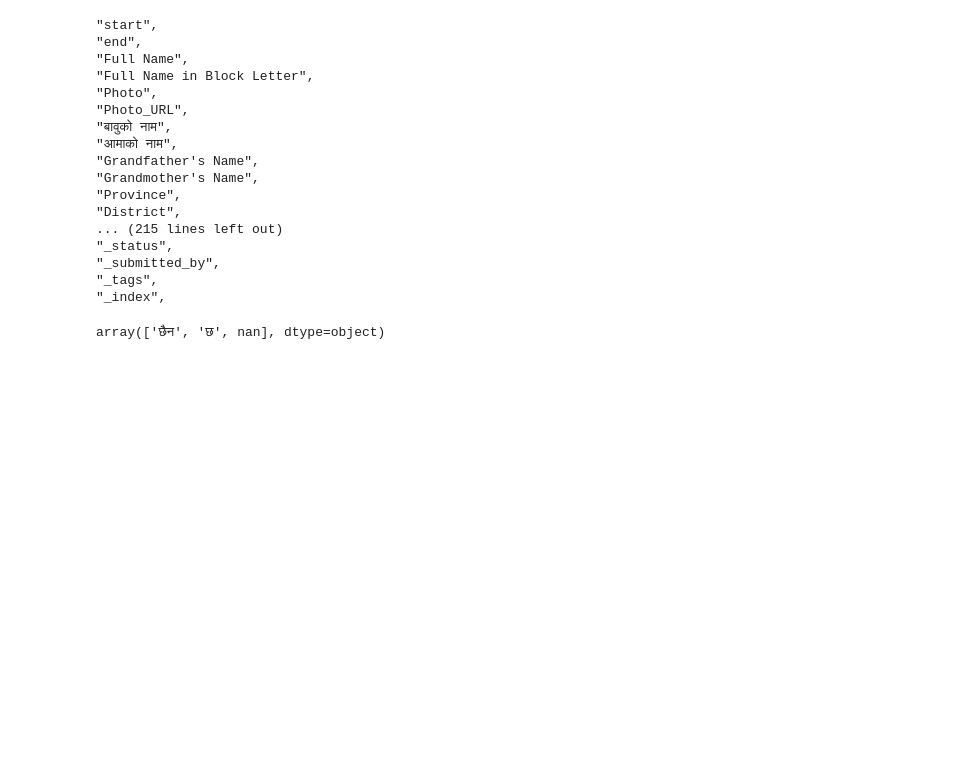
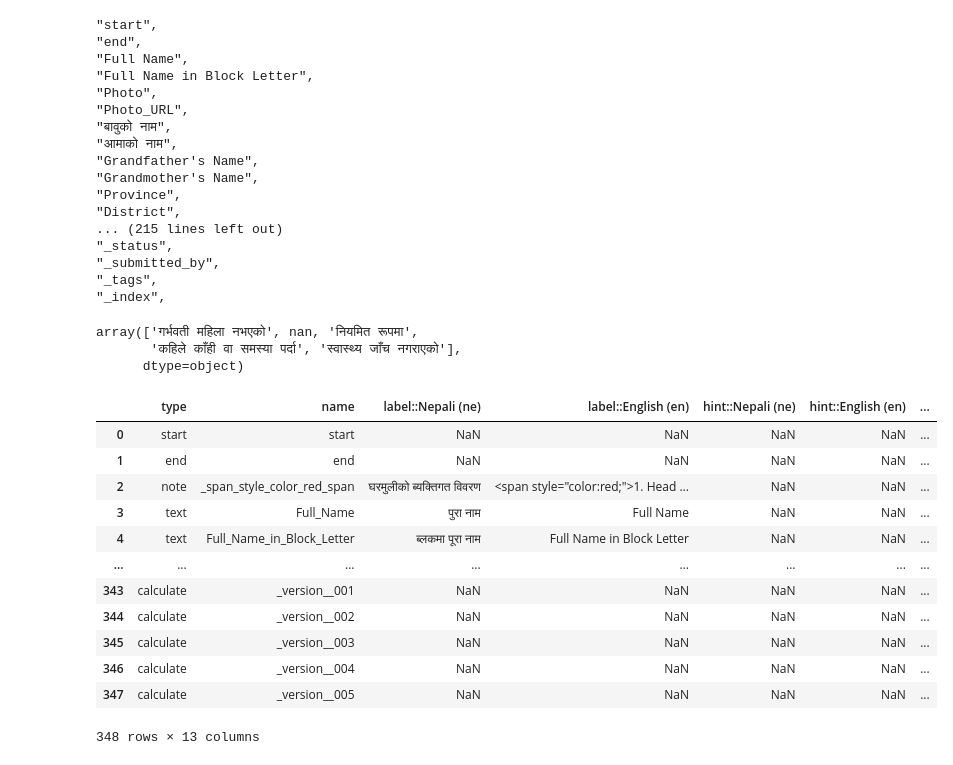
Before and after one commit to lalitmahato/digital_profile_data_migrations, a Jupyter notebook: digital_profile_data_migrations.ipynb, the cells around one changed output. Saved outputs shown, nothing was run; the diff lists cells and outputs as text; code cells hidden in the pictures; blank space fills up the shorter version.

```diff
--- a/digital_profile_data_migrations.ipynb
+++ b/digital_profile_data_migrations.ipynb
@@ -29,3 +29,6 @@ df
 | 2486 | 2023-03-25 16:25:49.864000+05:45 | 2023-03-25 16:35:02.856000+05:45 | गणेश बम | गणेश बम | 1679740875843.jpg | http://kc.qbitsx.com/media/origin... | मानदहादुर बम | रुपसिला बम | ... |
 | 2487 | 2023-03-25 16:35:06.953000+05:45 | 2023-03-25 17:17:00.890000+05:45 | लक्ष्मिचन्द न्यौपाने | लक्ष्मिचन्द न्यौपाने | 1679741466188.jpg | http://kc.qbitsx.com/media/origin... | काशिराम न्यौपाने | साउनी न्यौपाने | ... |
 2488 rows × 231 columns
+# %%
+form_sheet_url = 'palata_form.xlsx'
+form_df = pd.read_excel(form_sheet_url, sheet_name=[0,1,2])
@@ -367,6 +330,25 @@ for i in range(len(df)):
 # click_btns_xpath('//label[11]/div/button', "//label[11]/div/ul/li/a/label/input[@value='64']")
 # click_btns_xpath('//label[12]/div/button', "//label[12]/div/ul/li/a/label/input[@value='754']")
 # %%
-df["ल्याण्डलाईन फोन छ कि छैन?"].unique()
+df["८. गत १२ महिनामा तपाईँको परिवारमा गर्भवती महिलाले नियमित रूपमा तालिम प्राप्त स्वास्थ्य कर्मीहरुबाट स्वास्थ्य जाँच गराउनु भयो ?"].unique()
 # %% [output]
-array(['छैन', 'छ', nan], dtype=object)
+array(['गर्भवती महिला नभएको', nan, 'नियमित रूपमा',
+       'कहिले काँही वा समस्या पर्दा', 'स्वास्थ्य जाँच नगराएको'],
+      dtype=object)
+# %%
+form_input_df = form_df[0].copy()
+form_input_df
+# %% [output]
+|  | type | name | label::Nepali (ne) | label::English (en) | hint::Nepali (ne) | hint::English (en) | ... |
+| 0 | start | start | NaN | NaN | NaN | NaN | ... |
+| 1 | end | end | NaN | NaN | NaN | NaN | ... |
+| 2 | note | _span_style_color_red_span | घरमुलीको ब्यक्तिगत विवरण | <span style="color:red;">1. Head ... | NaN | NaN | ... |
+| 3 | text | Full_Name | पुरा नाम | Full Name | NaN | NaN | ... |
+| 4 | text | Full_Name_in_Block_Letter | ब्लकमा पूरा नाम | Full Name in Block Letter | NaN | NaN | ... |
+| ... | ... | ... | ... | ... | ... | ... | ... |
+| 343 | calculate | _version__001 | NaN | NaN | NaN | NaN | ... |
+| 344 | calculate | _version__002 | NaN | NaN | NaN | NaN | ... |
+| 345 | calculate | _version__003 | NaN | NaN | NaN | NaN | ... |
+| 346 | calculate | _version__004 | NaN | NaN | NaN | NaN | ... |
+| 347 | calculate | _version__005 | NaN | NaN | NaN | NaN | ... |
+348 rows × 13 columns
```
Also changed, not shown: parts of 14 cells of this notebook, 1 other file.
